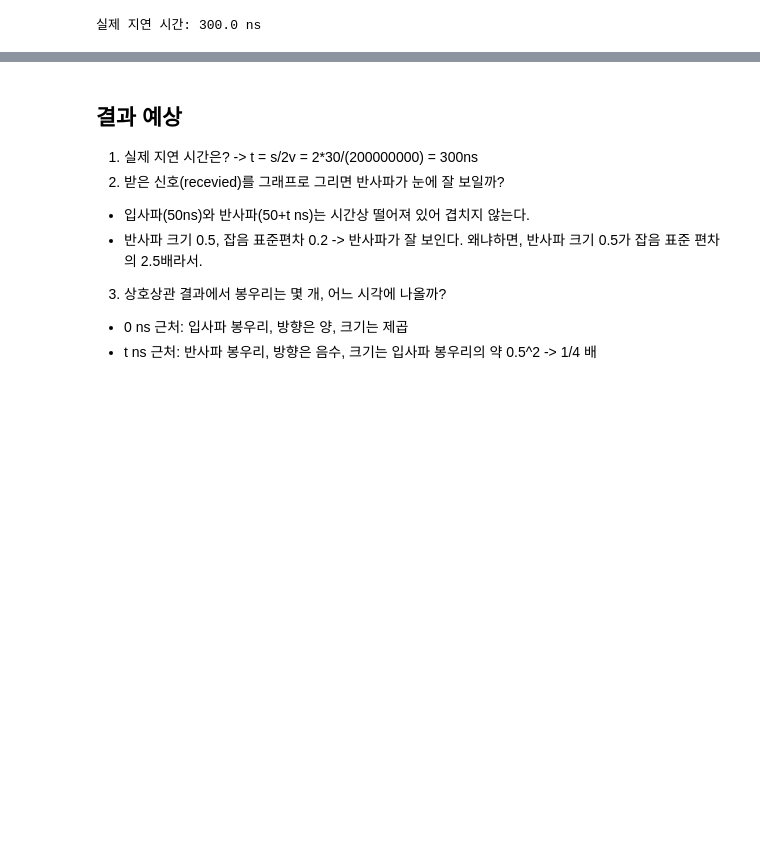
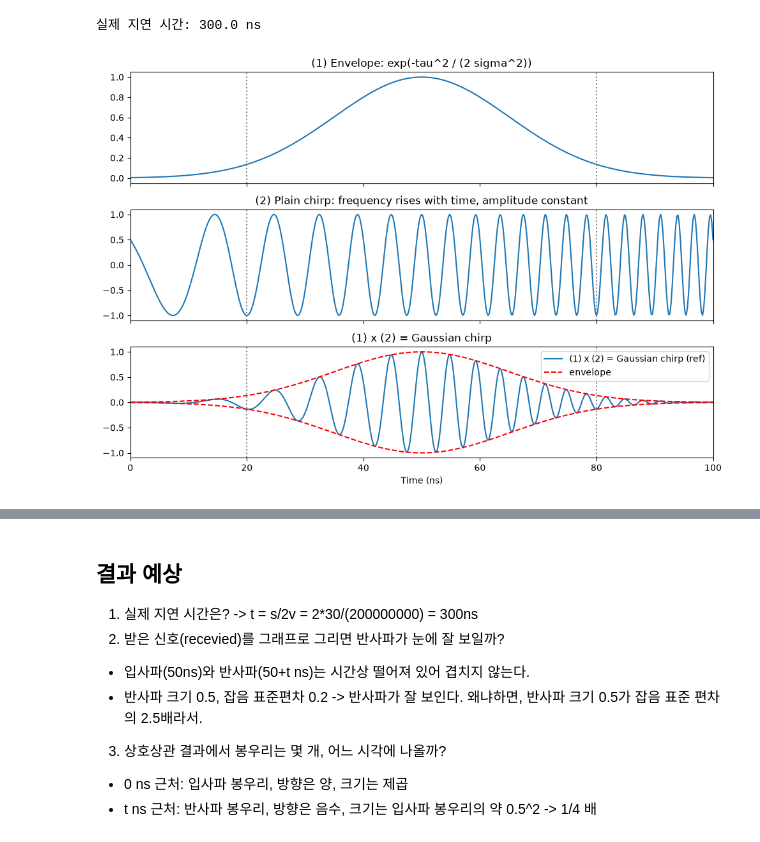
Before and after one commit to jingyu-k/tfdr-fault-localization, a Jupyter notebook: notebooks/01_time_domain_correlation.ipynb, the cells around one changed output, grey strips where cells are left out. Saved outputs shown, nothing was run; the diff lists cells and outputs as text; code cells hidden in the pictures; blank space fills up the shorter version.

```diff
--- a/notebooks/01_time_domain_correlation.ipynb
+++ b/notebooks/01_time_domain_correlation.ipynb
@@ -3,30 +3,55 @@ import numpy as np
 import matplotlib.pyplot as plt
 from scipy.signal import correlate, correlation_lags
 
 # 측정 설정
 fs = 5e9
 t = np.arange(0, 1e-6, 1/fs)
 v = 2e8
 
 # 기준 신호: 가우시안 포락선을 씌운 처프 (논문의 기준 신호와 같은 구조)
 def gaussian_chirp(t, t_center, fc=200e6, bandwidth=200e6, sigma=15e-9):
     tau = t - t_center
     k = bandwidth / (4 * sigma)
     envelope = np.exp(-tau**2 / (2 * sigma**2))
     return envelope * np.cos(2*np.pi*(fc*tau + 0.5*k*tau**2))
 
 t0 = 50e-9
 ref = gaussian_chirp(t, t0)
 
 # 케이블 고장 설정
 d_fault = 30
 gamma = -0.5
 tau = 2 * d_fault / v
 
 # 측정 지점에서 받는 신호 = 보낸 처프 + 늦게 돌아온 반사파 + 잡음
 rng = np.random.default_rng(0)
 received = ref + gamma * gaussian_chirp(t, t0 + tau) + 0.2 * rng.standard_normal(len(t))
 
 print(f"실제 지연 시간: {tau*1e9:.1f} ns")
+
+sigma, fc, B = 15e-9, 200e6, 200e6
+tt = t - t0                                     # 처프 안 시각 (처프 중심에서 떨어진 시간)
+k = B / (4 * sigma)
+envelope = np.exp(-tt**2 / (2 * sigma**2))      # ① 종 모양 덮개
+plain = np.cos(2*np.pi*(fc*tt + 0.5*k*tt**2))   # ② 일반 처프 (진폭 일정)
+
+fig, ax = plt.subplots(3, 1, figsize=(10, 7), sharex=True)
+ax[0].plot(t*1e9, envelope)
+ax[0].set_title("(1) Envelope: exp(-tau^2 / (2 sigma^2))")
+ax[1].plot(t*1e9, plain)
+ax[1].set_title("(2) Plain chirp: frequency rises with time, amplitude constant")
+ax[2].plot(t*1e9, ref, label="(1) x (2) = Gaussian chirp (ref)")
+ax[2].plot(t*1e9, envelope, "r--", label="envelope")
+ax[2].plot(t*1e9, -envelope, "r--")
+ax[2].set_title("(1) x (2) = Gaussian chirp")
+ax[2].legend(loc="upper right")
+for x in [t0 - 2*sigma, t0 + 2*sigma]:          # 중심에서 ±2σ (= ±30 ns)
+    for a in ax:
+        a.axvline(x*1e9, color="gray", linestyle=":")
+ax[2].set_xlim(0, 100)
+ax[2].set_xlabel("Time (ns)")
+plt.tight_layout()
+plt.show()
 # %% [output]
 실제 지연 시간: 300.0 ns
+[figure, added]
```
Also changed, not shown: parts of 3 cells of this notebook.
